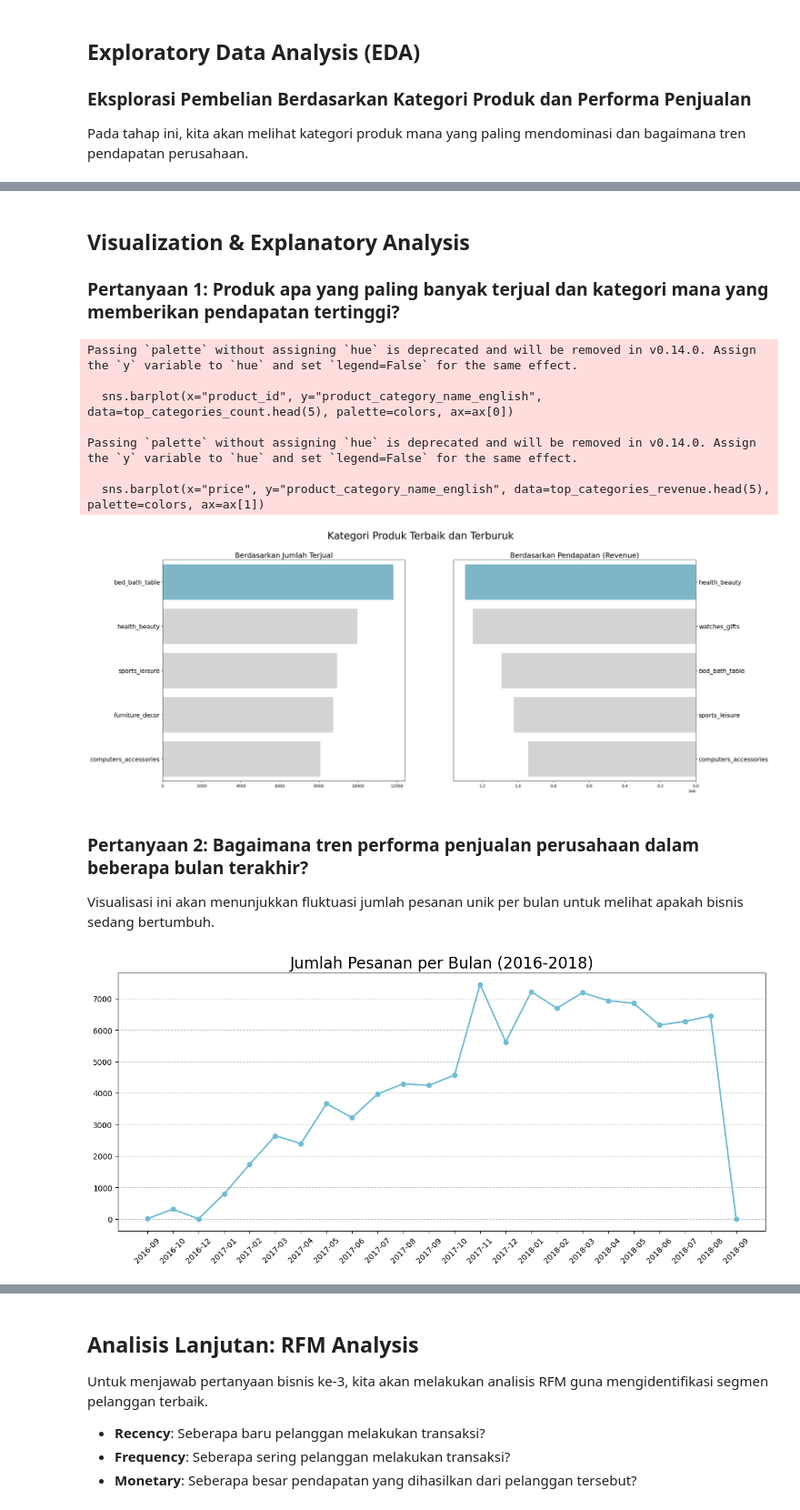
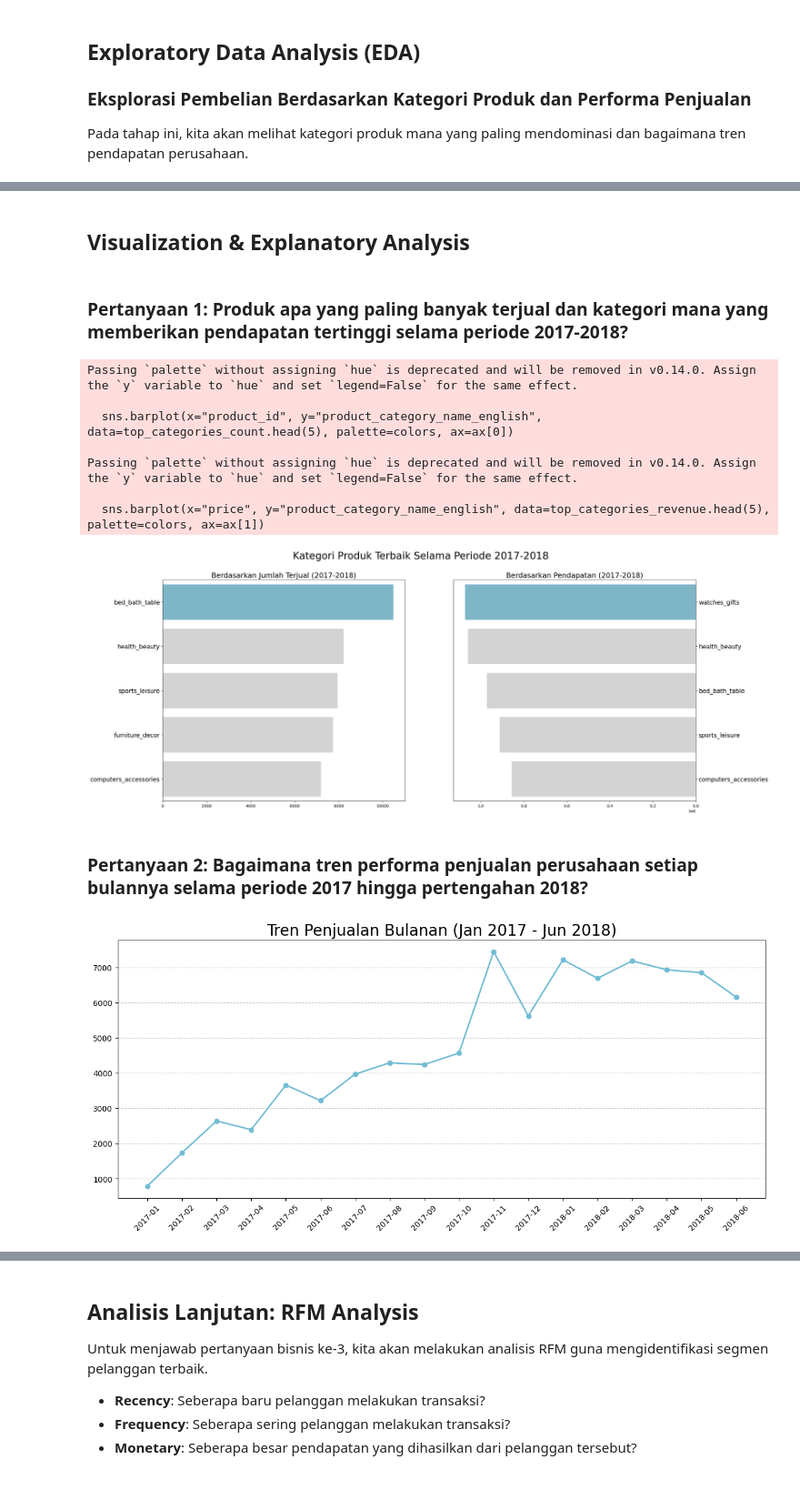
Before and after one commit to Qnova26/dicoding-ecommerce-analysis, a Jupyter notebook: notebook.ipynb, the cells around one changed output, grey strips where cells are left out. Shown at 91% size. Saved outputs shown, nothing was run; the diff lists cells and outputs as text; code cells hidden in the pictures.

```diff
--- a/notebook.ipynb
+++ b/notebook.ipynb
@@ -181,3 +180,2 @@ Top 10 Kategori Produk (Jumlah Terjual):
 # %% [markdown]
 ## Visualization & Explanatory Analysis
-### Pertanyaan 1: Produk apa yang paling banyak terjual dan kategori mana yang memberikan pendapatan tertinggi?
@@ -184,26 +190,27 @@ Top 10 Kategori Produk (Jumlah Terjual):
+# %% [markdown]
+### Pertanyaan 1: Produk apa yang paling banyak terjual dan kategori mana yang memberikan pendapatan tertinggi selama periode 2017-2018?
 # %%
 fig, ax = plt.subplots(nrows=1, ncols=2, figsize=(24, 10))
-
 colors = ["#72BCD4", "#D3D3D3", "#D3D3D3", "#D3D3D3", "#D3D3D3"]
 
-# Bar Chart 1: Produk Terlaris (Quantity)
+# Bar Chart 1: Produk Terlaris (Quantity) - Menggunakan top_categories_count (hasil filter)
 sns.barplot(x="product_id", y="product_category_name_english", data=top_categories_count.head(5), palette=colors, ax=ax[0])
 ax[0].set_ylabel(None)
 ax[0].set_xlabel(None)
-ax[0].set_title("Berdasarkan Jumlah Terjual", loc="center", fontsize=18)
+ax[0].set_title("Berdasarkan Jumlah Terjual (2017-2018)", loc="center", fontsize=18)
 ax[0].tick_params(axis='y', labelsize=15)
 
-# Bar Chart 2: Pendapatan Tertinggi (Revenue)
+# Bar Chart 2: Pendapatan Tertinggi (Revenue) - Menggunakan top_categories_revenue (hasil filter)
 sns.barplot(x="price", y="product_category_name_english", data=top_categories_revenue.head(5), palette=colors, ax=ax[1])
 ax[1].set_ylabel(None)
 ax[1].set_xlabel(None)
-ax[1].invert_xaxis() # Membalik grafik agar lebih estetik
+ax[1].invert_xaxis()
 ax[1].yaxis.set_label_position("right")
 ax[1].yaxis.tick_right()
-ax[1].set_title("Berdasarkan Pendapatan (Revenue)", loc="center", fontsize=18)
+ax[1].set_title("Berdasarkan Pendapatan (2017-2018)", loc="center", fontsize=18)
 ax[1].tick_params(axis='y', labelsize=15)
 
-plt.suptitle("Kategori Produk Terbaik dan Terburuk", fontsize=25)
+plt.suptitle("Kategori Produk Terbaik Selama Periode 2017-2018", fontsize=25)
 plt.show()
 # %% [output]
 Passing `palette` without assigning `hue` is deprecated and will be removed in v0.14.0. Assign the `y` variable to `hue` and set `legend=False` for the same effect.
@@ -213,26 +220,41 @@ Passing `palette` without assigning `hue` is deprecated and will be removed in v
 Passing `palette` without assigning `hue` is deprecated and will be removed in v0.14.0. Assign the `y` variable to `hue` and set `legend=False` for the same effect.
 
   sns.barplot(x="price", y="product_category_name_english", data=top_categories_revenue.head(5), palette=colors, ax=ax[1])
-[figure, old version]
+[figure, new version]
 # %% [markdown]
-### Pertanyaan 2: Bagaimana tren performa penjualan perusahaan dalam beberapa bulan terakhir?
-Visualisasi ini akan menunjukkan fluktuasi jumlah pesanan unik per bulan untuk melihat apakah bisnis sedang bertumbuh.
+### Pertanyaan 2: Bagaimana tren performa penjualan perusahaan setiap bulannya selama periode 2017 hingga pertengahan 2018?
 # %%
-# Konversi 'order_month' kembali ke string agar bisa di-plot dengan benar oleh matplotlib
-monthly_orders_df['order_month'] = monthly_orders_df['order_month'].astype(str)
+daily_orders_df = main_df.resample(rule='D', on='order_purchase_timestamp').agg({
+    "order_id": "nunique",
+    "price": "sum"
+}).reset_index()
+daily_orders_df.rename(columns={
+    "order_id": "order_count",
+    "price": "revenue"
+}, inplace=True)
+
+# Memastikan dataframe bulanan sudah difilter
+monthly_orders_filtered = daily_orders_df[(daily_orders_df["order_purchase_timestamp"] >= "2017-01-01") &
+                                          (daily_orders_df["order_purchase_timestamp"] <= "2018-06-30")]
+
+# Resample ke bulanan untuk tren
+monthly_trend = monthly_orders_filtered.resample(rule='M', on='order_purchase_timestamp').agg({
+    "order_count": "sum"
+}).reset_index()
+
+monthly_trend['order_month'] = monthly_trend['order_purchase_timestamp'].dt.strftime('%Y-%m')
 
 plt.figure(figsize=(15, 6))
 plt.plot(
-    monthly_orders_df["order_month"],
-    monthly_orders_df["order_count"],
+    monthly_trend["order_month"],
+    monthly_trend["order_count"],
     marker='o',
     linewidth=2,
     color="#72BCD4"
 )
-plt.title("Jumlah Pesanan per Bulan (2016-2018)", loc="center", fontsize=20)
+plt.title("Tren Penjualan Bulanan (Jan 2017 - Jun 2018)", loc="center", fontsize=20)
 plt.xticks(fontsize=10, rotation=45)
-plt.yticks(fontsize=10)
 plt.grid(axis='y', linestyle='--', alpha=0.7)
 plt.show()
 # %% [output]
-[figure, old version]
+[figure, new version]
```
Also changed, not shown: parts of 5 cells of this notebook, 4 other files.
